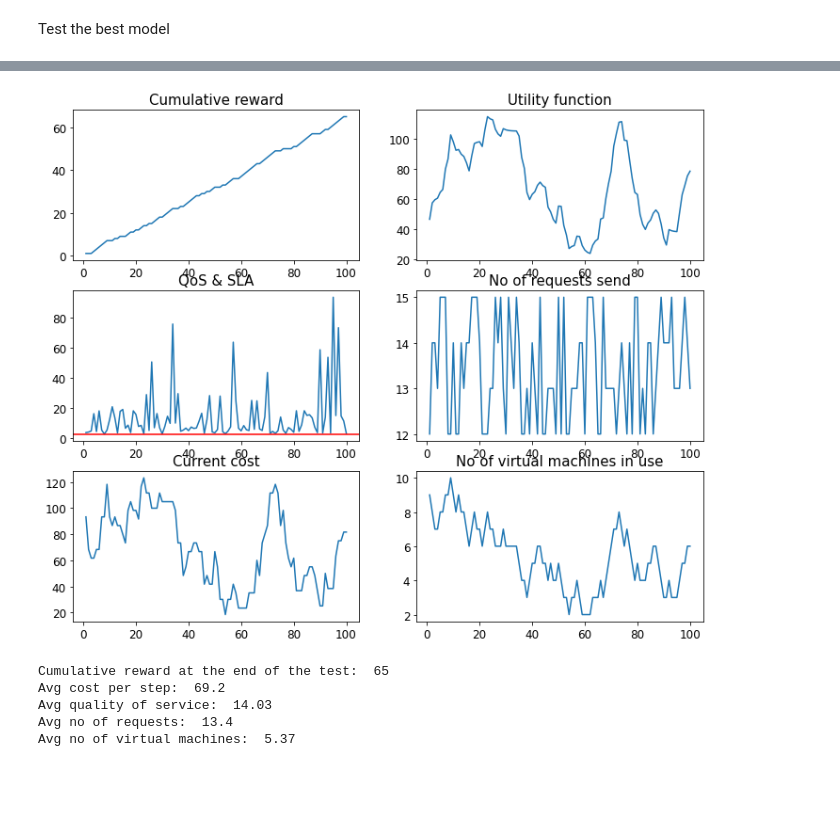
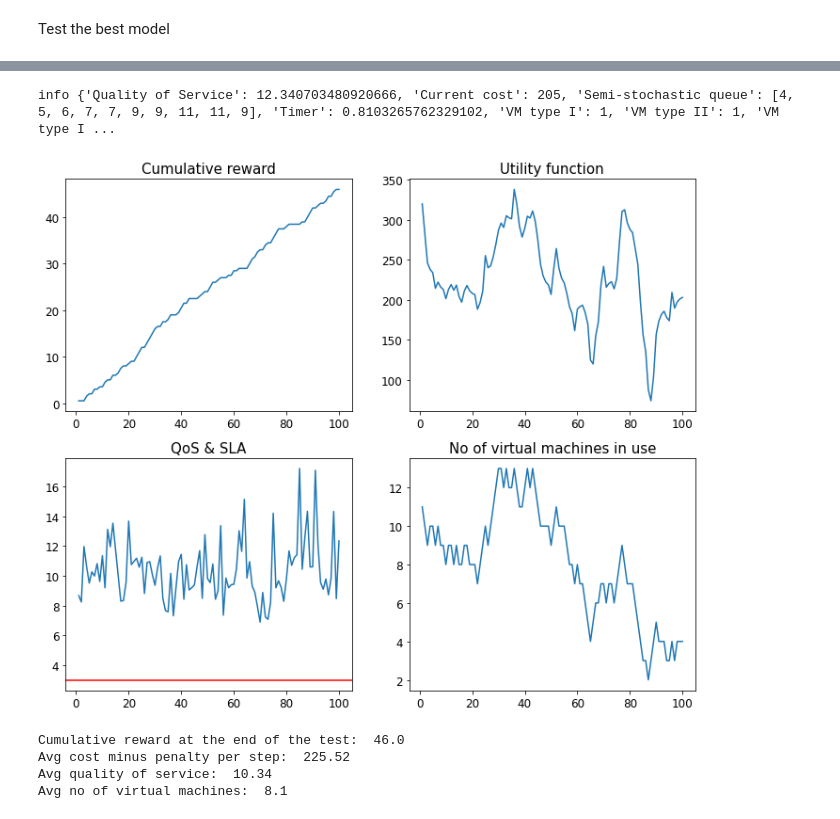
Before and after one commit to dkapczynska/Resource_management_RL, a Jupyter notebook: 05.Double_Deep_Q_Learning.ipynb, the cells around one changed output, grey strips where cells are left out. Drawn from its saved outputs; the diff is of its cells as text; code cells hidden in the pictures; blank space fills up the shorter version.

```diff
--- a/05.Double_Deep_Q_Learning.ipynb
+++ b/05.Double_Deep_Q_Learning.ipynb
@@ -28,14 +28,13 @@ import warnings
 
 warnings.filterwarnings("ignore")
 # %%
-# Replicate runs
-TEST_EPISODES = 10
-
 # SIM PARAMETERS
-SLA = 2.5
-VM_TYPE1 = 5
+SLA = 3
+VM_TYPE1 = 7
 VM_TYPE2 = 3
 VM_TYPE3 = 1
+SCENARIO = 'train'
+PENALTY = 200
 STEPS = 100
 ALPHA = 0.5
 BETA = 0.5
@@ -193,11 +192,13 @@ def run_dist_app():
     """Main program loop"""
 
     # Set up the simulation environemnt
-    sim = Sim(sla = SLA,
+    env = Sim(sla = SLA,
               vm_1 = VM_TYPE1,
               vm_2 = VM_TYPE2,
               vm_3 = VM_TYPE3,
               steps = STEPS,
+              penalty = PENALTY,
+              scenario = 'train',
               alpha = ALPHA,
               beta = BETA)
 
@@ -232,7 +233,7 @@ def run_dist_app():
     continue_learning = True
     best_reward = -np.inf
 
-    # Set up list for results  <----------------------------------------------------- FIX: change that lists
+    # Set up list for results
     results_run = []
     results_exploration = []
     results_score = []
@@ -247,7 +248,7 @@ def run_dist_app():
         run += 1
 
         # Reset game environment and get first state observations
-        state = sim.reset()
+        state = env.reset()
 
         # Reset total reward and rewards list
         total_reward = 0
@@ -264,13 +265,13 @@ def run_dist_app():
             action = policy_net.act(state)
 
             # Act
-            state_next, reward, terminal, info = sim.step(action)
+            state_next, reward, terminal, info = env.step(action)
             total_reward += reward
 
             # Update trackers
             rewards.append(reward)
 
-            # Reshape state into 2D array with state observations as first 'row' <--------------- Do I have to?
+            # Reshape state into 2D array with state observations as first 'row'
             state_next = np.reshape(state_next, [1, observation_space])
 
             # Record state, action, reward, new state & terminal
@@ -279,7 +280,7 @@ def run_dist_app():
             # Update state
             state = state_next
 
-            # Actions to take if end of game episode <----------------------------------------------- Fix: to be set with lsts
+            # Actions to take if end of game episode
             if terminal:
                 # Get exploration rate
                 exploration = policy_net.exploration_rate
@@ -468,24 +481,10 @@ info {'Quality of Service': 2.9866, 'Current cost': 81.67, 'Queue len': 13, 'Tim
-# %%
-viz_performance(cumulative_reward=value,
-               utility_function=np.reshape(utility_function, [100,]),
-               qos=quality_of_service,
-               queue_len=queue_len,
-               cost = cost_lst,
-               no_of_vm = no_of_vm_lst,
-               steps=steps_lst,
-               sla=SLA)
-# %% [output]
-[figure, removed]
-# %%
-# detailed results:
-print("Cumulative reward at the end of the test: ", value[-1])
-print("Avg cost per step: ", np.round(np.mean(cost_lst), 2))
-print("Avg quality of service: ", np.round(np.mean(quality_of_service), 2))
-print("Avg no of requests: ", np.mean(queue_len))
-print("Avg no of virtual machines: ", np.mean(no_of_vm_lst))
-# %% [output]
-Cumulative reward at the end of the test:  65
-Avg cost per step:  69.2
-Avg quality of service:  14.03
-Avg no of requests:  13.4
-Avg no of virtual machines:  5.37
+# %%
+SCENARIO = 'test_scenario_1'
+test_model_Qlearning(best_net, SLA, VM_TYPE1, VM_TYPE2, VM_TYPE3, STEPS, SCENARIO, PENALTY, ALPHA, BETA)
+# %% [output]
+info {'Quality of Service': 12.340703480920666, 'Current cost': 205, 'Semi-stochastic queue': [4, 5, 6, 7, 7, 9, 9, 11, 11, 9], 'Timer': 0.8103265762329102, 'VM type I': 1, 'VM type II': 1, 'VM type I ...
+[figure, added]
+Cumulative reward at the end of the test:  46.0
+Avg cost minus penalty per step:  225.52
+Avg quality of service:  10.34
+Avg no of virtual machines:  8.1
```
Also changed, not shown: parts of 5 cells of this notebook.
